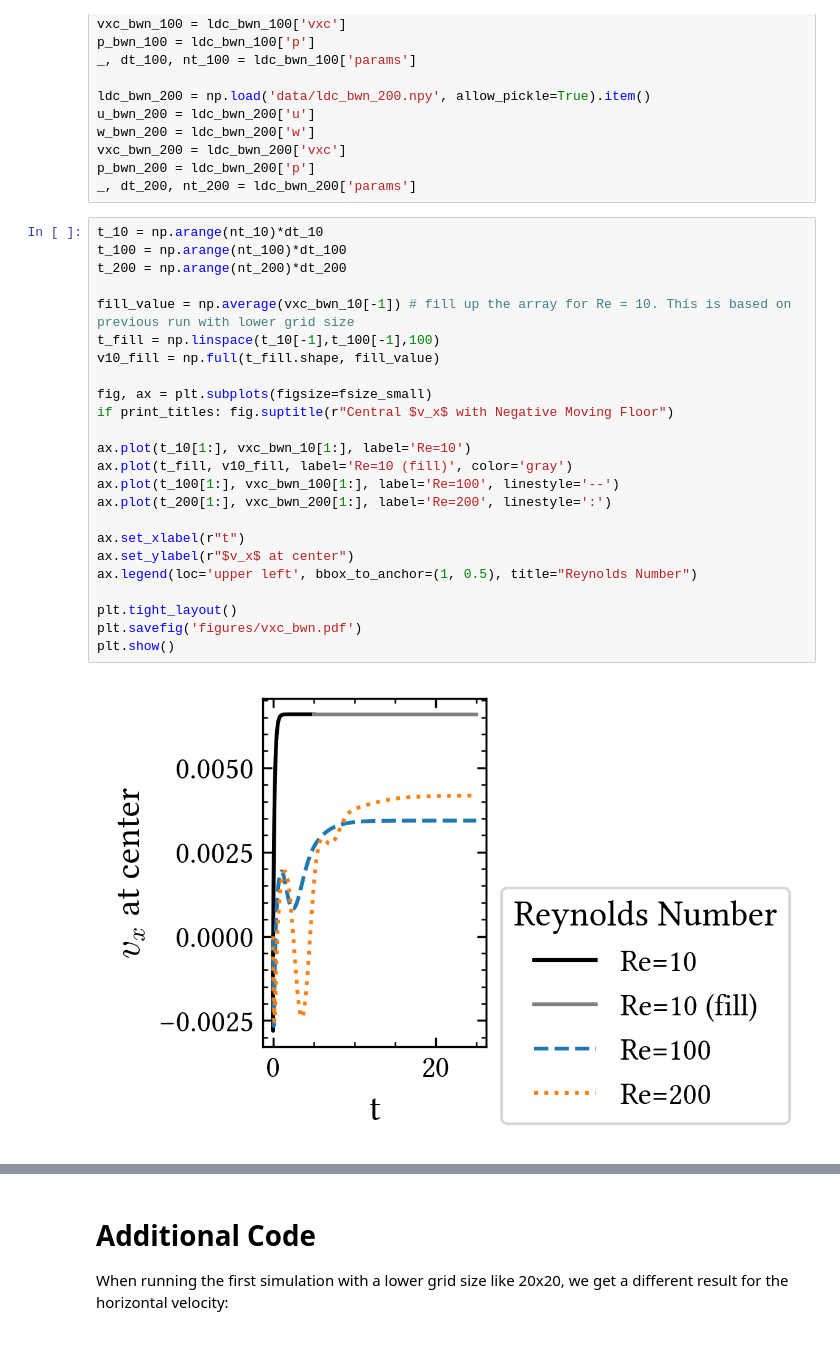
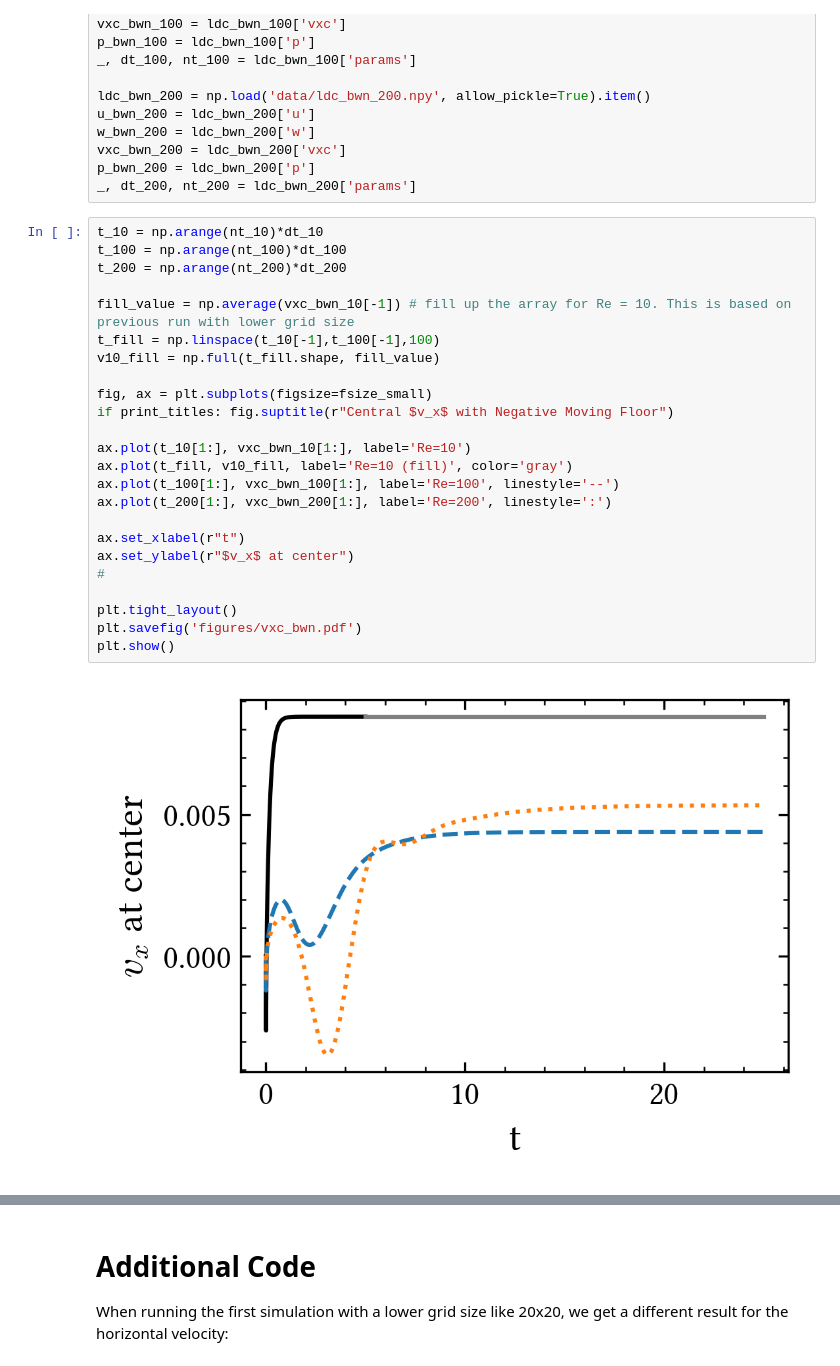
Before and after one commit to Fubinii/FD_fluid_dynamics, a Jupyter notebook: FD_fluid_dynamics.ipynb, the cells around one changed output, grey strips where cells are left out. Cells and saved outputs as stored; diff of their text form.

```diff
--- a/FD_fluid_dynamics.ipynb
+++ b/FD_fluid_dynamics.ipynb
@@ -861,29 +891,29 @@ _, dt_200, nt_200 = ldc_bwn_200['params']
 # %%
 t_10 = np.arange(nt_10)*dt_10
 t_100 = np.arange(nt_100)*dt_100
 t_200 = np.arange(nt_200)*dt_200
 
 fill_value = np.average(vxc_bwn_10[-1]) # fill up the array for Re = 10. This is based on previous run with lower grid size
 t_fill = np.linspace(t_10[-1],t_100[-1],100)
 v10_fill = np.full(t_fill.shape, fill_value)
 
 fig, ax = plt.subplots(figsize=fsize_small)
 if print_titles: fig.suptitle(r"Central $v_x$ with Negative Moving Floor")
 
 ax.plot(t_10[1:], vxc_bwn_10[1:], label='Re=10')
 ax.plot(t_fill, v10_fill, label='Re=10 (fill)', color='gray')
 ax.plot(t_100[1:], vxc_bwn_100[1:], label='Re=100', linestyle='--')
 ax.plot(t_200[1:], vxc_bwn_200[1:], label='Re=200', linestyle=':')
 
 ax.set_xlabel(r"t")
 ax.set_ylabel(r"$v_x$ at center")
-ax.legend(loc='upper left', bbox_to_anchor=(1, 0.5), title="Reynolds Number")
+#
 
 plt.tight_layout()
 plt.savefig('figures/vxc_bwn.pdf')
 plt.show()
 # %% [output]
-[figure, old version]
+[figure, new version]
 # %%
 # To get a shared color scale, we need to find the min/max values for each row
 u_vals = np.concatenate((u_bwn_10.ravel(), u_bwn_100.ravel(), u_bwn_200.ravel())) # np.ravel makes an array 1D
```
Also changed, not shown: parts of 12 cells of this notebook, 22 other files.
